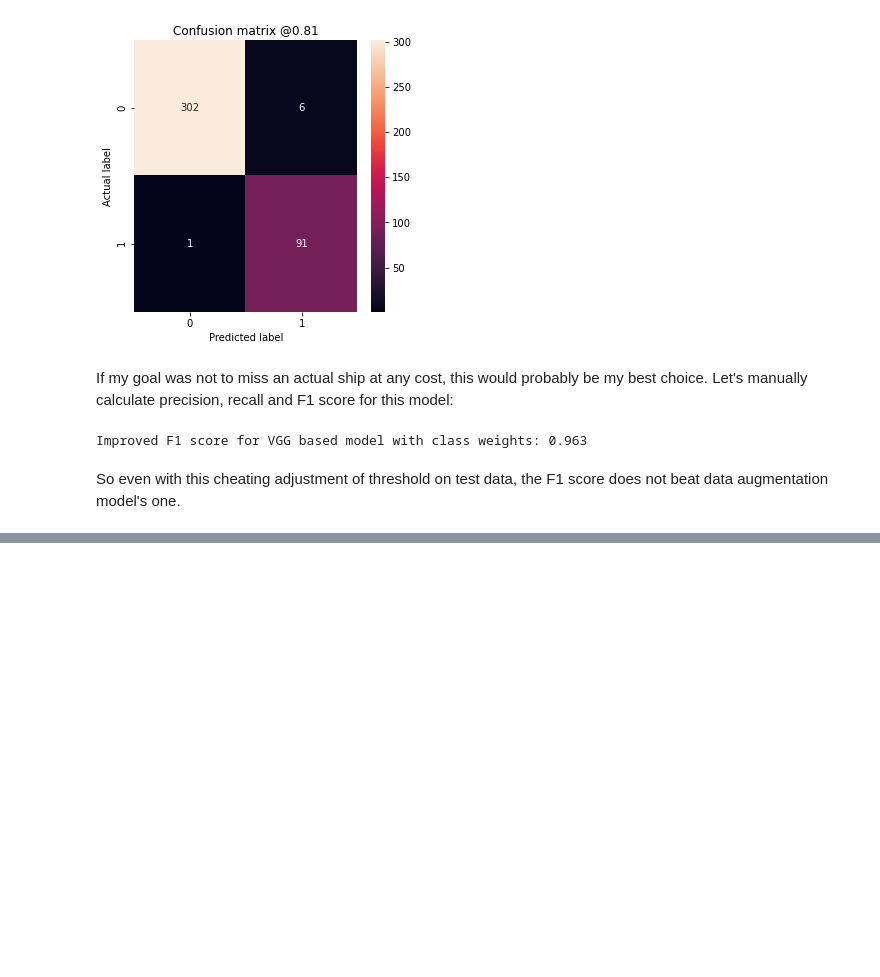
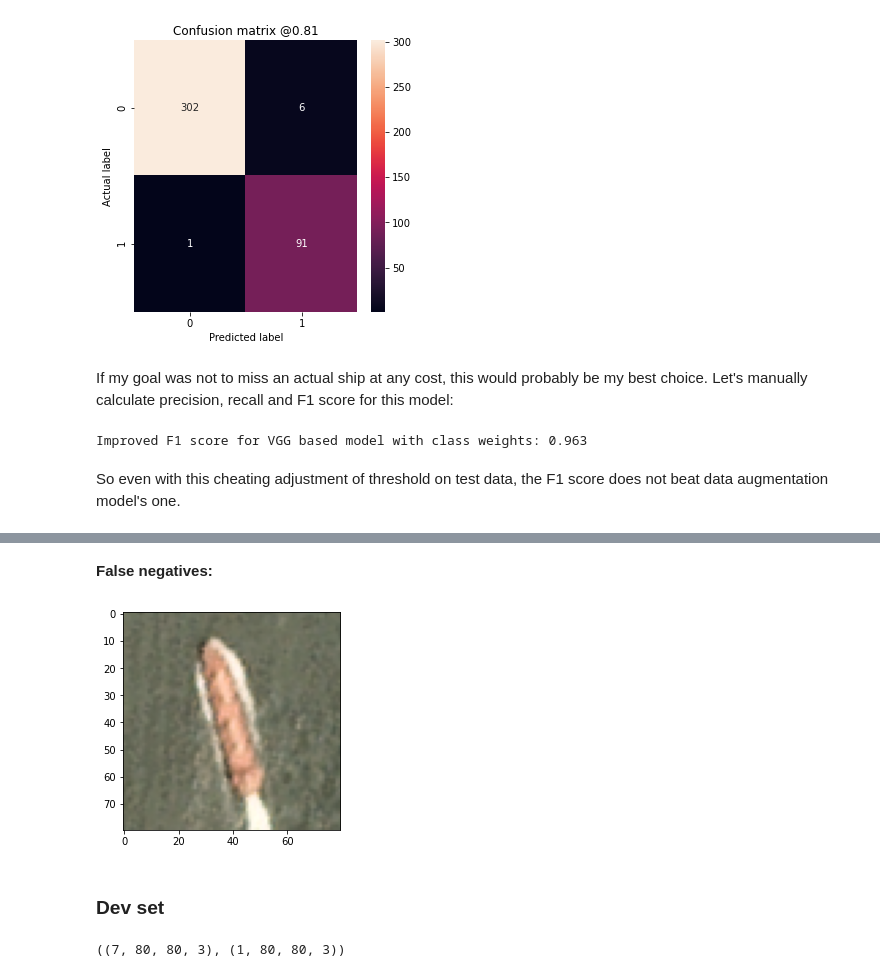
Before and after one commit to dmitrytoda/ships, a Jupyter notebook: ships.ipynb, the cells around one changed output, grey strips where cells are left out. Saved outputs shown, nothing was run; the diff lists cells and outputs as text; code cells hidden in the pictures; blank space fills up the shorter version.

```diff
--- a/ships.ipynb
+++ b/ships.ipynb
@@ -1084,0 +1100,24 @@ False positives:
+# %% [markdown]
+**False negatives:**
+# %%
+columns = 1
+rows = 1
+
+fig=plt.figure(figsize=(4, 4))
+for i in range(0, columns*rows):
+    img = fn_train[i]
+    fig.add_subplot(rows, columns, i+1)
+    plt.imshow(img)
+plt.show()
+# %% [output]
+[figure, added]
+# %% [markdown]
+### Dev set
+# %%
+vgg_dev_predictions_aug = aug_vgg_model.predict(vgg_dev, batch_size=BATCH_SIZE)
+errors_dev = np.reshape(vgg_dev_predictions_aug >0.5, labels_dev.shape) != labels_dev
+fp_dev = images_dev[errors_dev & (labels_dev==0)]
+fn_dev = images_dev[errors_dev & (labels_dev==1)] # false negative images
+fp_dev.shape, fn_dev.shape
+# %% [output]
+((7, 80, 80, 3), (1, 80, 80, 3))
```
Also changed, not shown: parts of 24 cells of this notebook, 1 other file.
